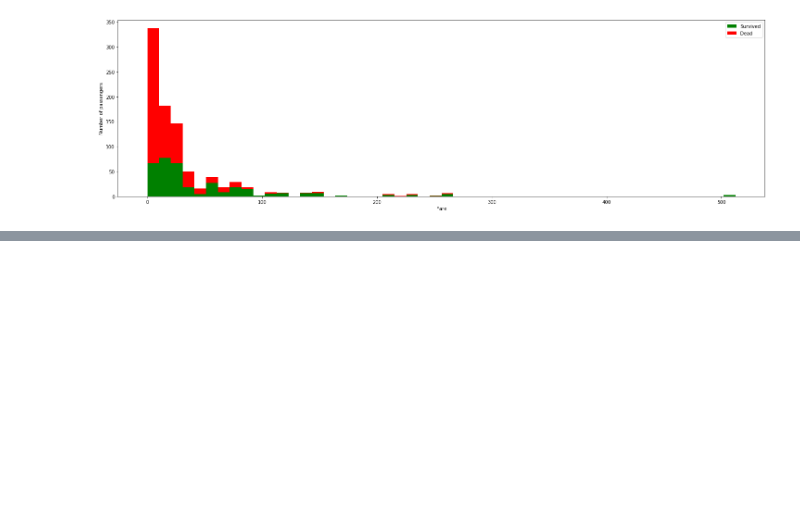
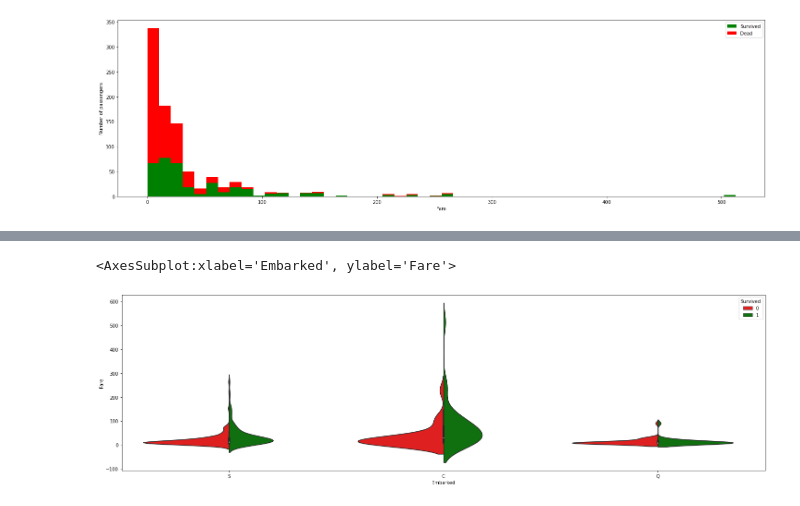
Before and after one commit to Shalmalee15/Titanic---Machine-Learning-from-Disaster, a Jupyter notebook: titanic_ML.ipynb, the cells around one changed output, grey strips where cells are left out. Saved outputs shown, nothing was run; the diff lists cells and outputs as text; code cells hidden in the pictures; blank space fills up the shorter version.

```diff
--- a/titanic_ML.ipynb
+++ b/titanic_ML.ipynb
@@ -138,0 +165,9 @@ ax.scatter(data[data['Survived'] == 0]['Age'], data[data['Survived'] == 0]['Fare
+# %%
+# What is Embarkment:Embarkment is the process of loading a passenger ship or an airplane with passengers or military personnel,
+#related to and overlapping with individual boarding on aircraft and ships.
+
+fig = plt.figure(figsize=(25, 7))
+sns.violinplot(x='Embarked', y='Fare', hue='Survived', data=data, split=True, palette={0: "r", 1: "g"})
+# %% [output]
+<AxesSubplot:xlabel='Embarked', ylabel='Fare'>
+[figure, added]
```
Also changed, not shown: parts of 8 cells of this notebook.
